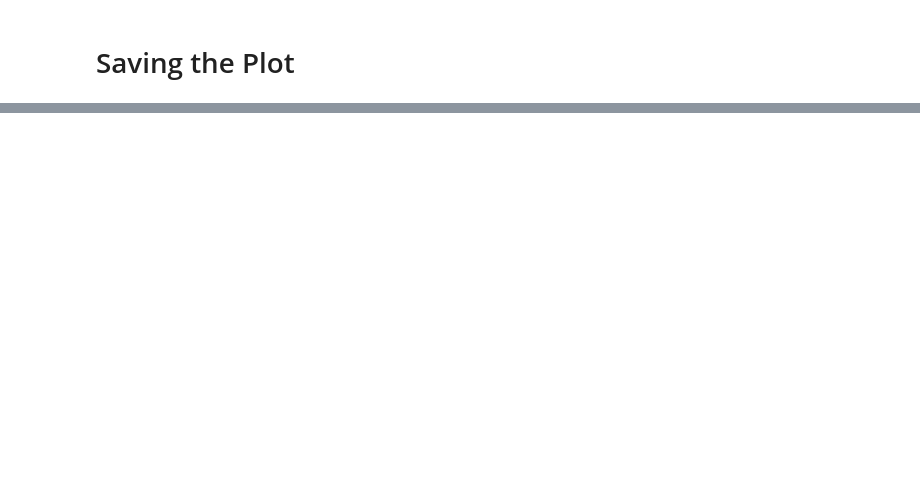
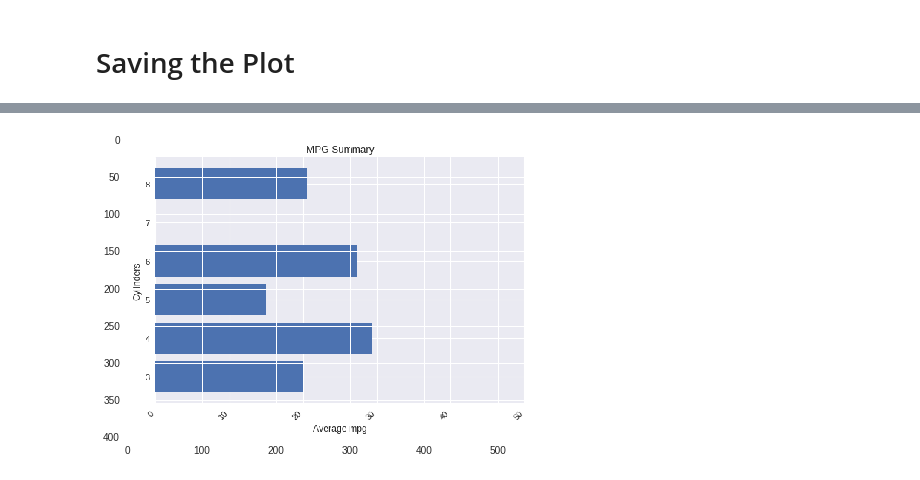
Before and after one commit to aicharya/dataviz, a Jupyter notebook: Pandas Matplotlib/Notebook 3 - Matplotlib Life Cycle of a Plot Auto Dataset.ipynb, the cells around one changed output, grey strips where cells are left out. Cells and saved outputs as stored; diff of their text form; code cells hidden in the pictures; blank space fills up the shorter version.

```diff
--- a/Pandas Matplotlib/Notebook 3 - Matplotlib Life Cycle of a Plot Auto Dataset.ipynb
+++ b/Pandas Matplotlib/Notebook 3 - Matplotlib Life Cycle of a Plot Auto Dataset.ipynb
@@ -156,2 +173,8 @@ print(fig.canvas.get_supported_filetypes())
 # %%
 fig.savefig('avg_mpg.png', transparent=False, dpi=80, bbox_inches="tight")
+# %%
+img = plt.imread("avg_mpg.png")
+plt.imshow(img)
+plt.show()
+# %% [output]
+[figure, added]
```
Also changed, not shown: parts of 9 cells of this notebook.
